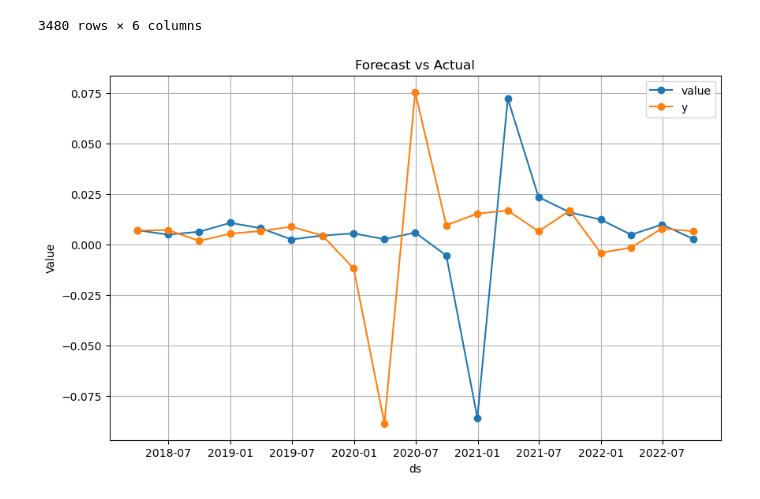
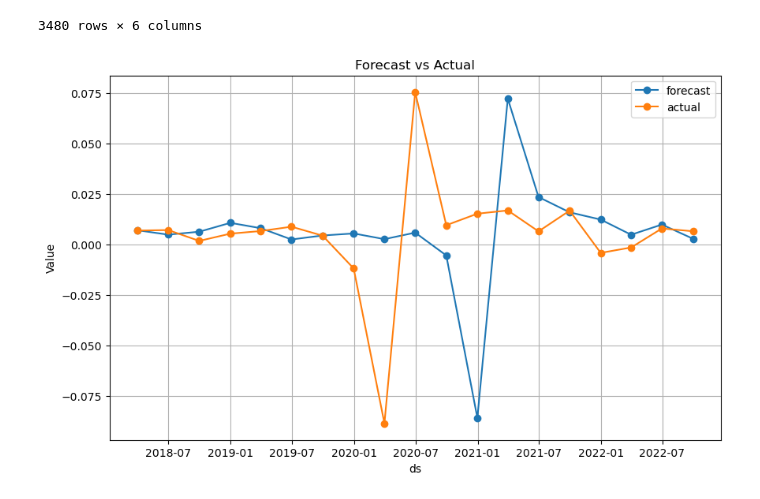
Before and after one commit to Stellenbosch-Econometrics/NowcastingUSGDP, a Jupyter notebook: results/deep_learning/result_analysis.ipynb, the cells around one changed output. Cells and saved outputs as stored; diff of their text form; code cells hidden in the pictures.

```diff
--- a/results/deep_learning/result_analysis.ipynb
+++ b/results/deep_learning/result_analysis.ipynb
@@ -140,23 +140,23 @@ merged_df
 # %%
 # Filter the dataframe where model is 'NBEATS' and 'trel' is 0
 filtered_df = merged_df[(merged_df['model'] == 'RNN') & (merged_df['trel'] == 0)]
 
 every_third = filtered_df.iloc[2::3, :]
 
 # Plot 'ds' against 'value' and 'y'
 plt.figure(figsize=(10, 6))
 
 # Plot 'value' with 'ds'
-plt.plot(every_third['ds'], every_third['value'], marker='o', label='value')
+plt.plot(every_third['ds'], every_third['value'], marker='o', label='forecast')
 
 # Plot 'y' with 'ds'
-plt.plot(every_third['ds'], every_third['y'], marker='o', label='y')
+plt.plot(every_third['ds'], every_third['y'], marker='o', label='actual')
 
 plt.xlabel('ds')
 plt.ylabel('Value')
 plt.title('Forecast vs Actual')
 plt.legend()
 plt.grid(True)
 plt.show()
 # %% [output]
-[figure, old version]
+[figure, new version]
```
Also changed, not shown: parts of 1 cell of this notebook, 3 other files.
